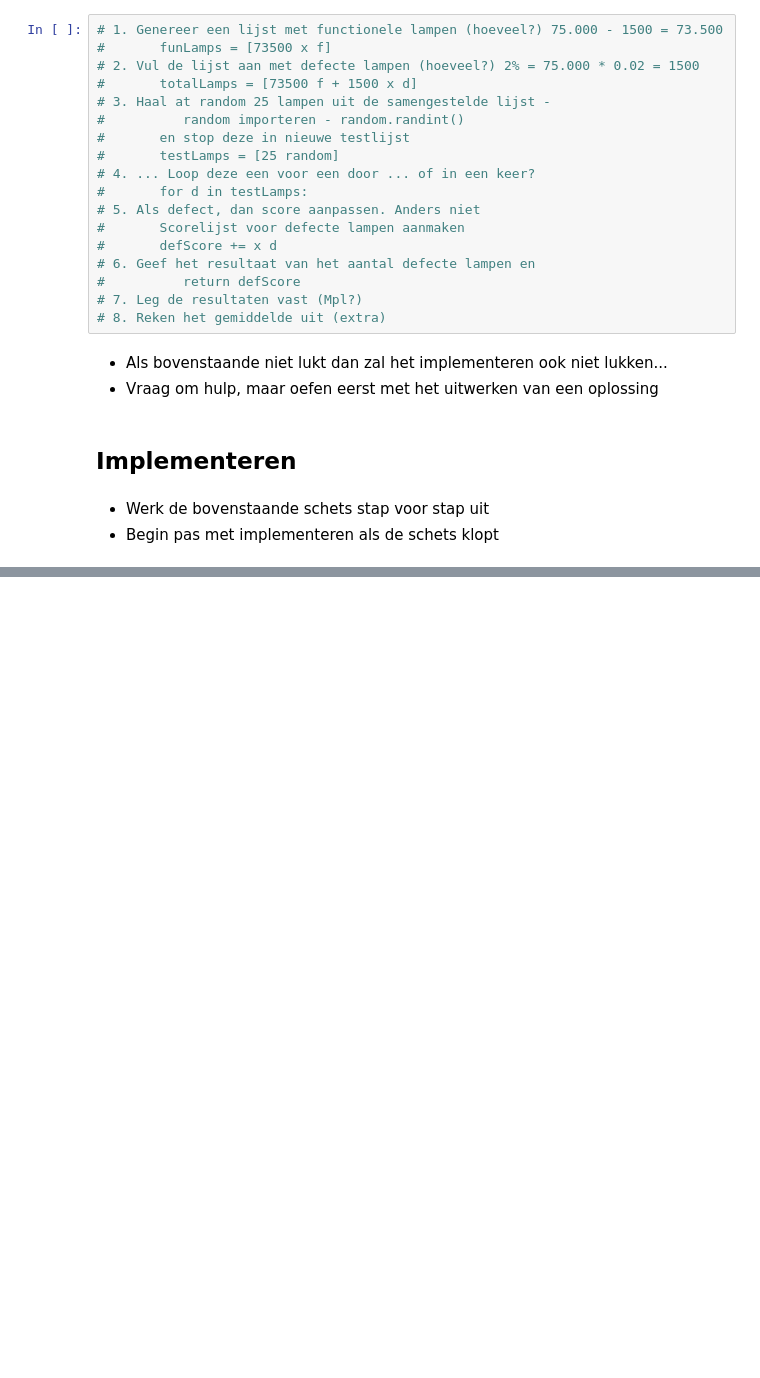
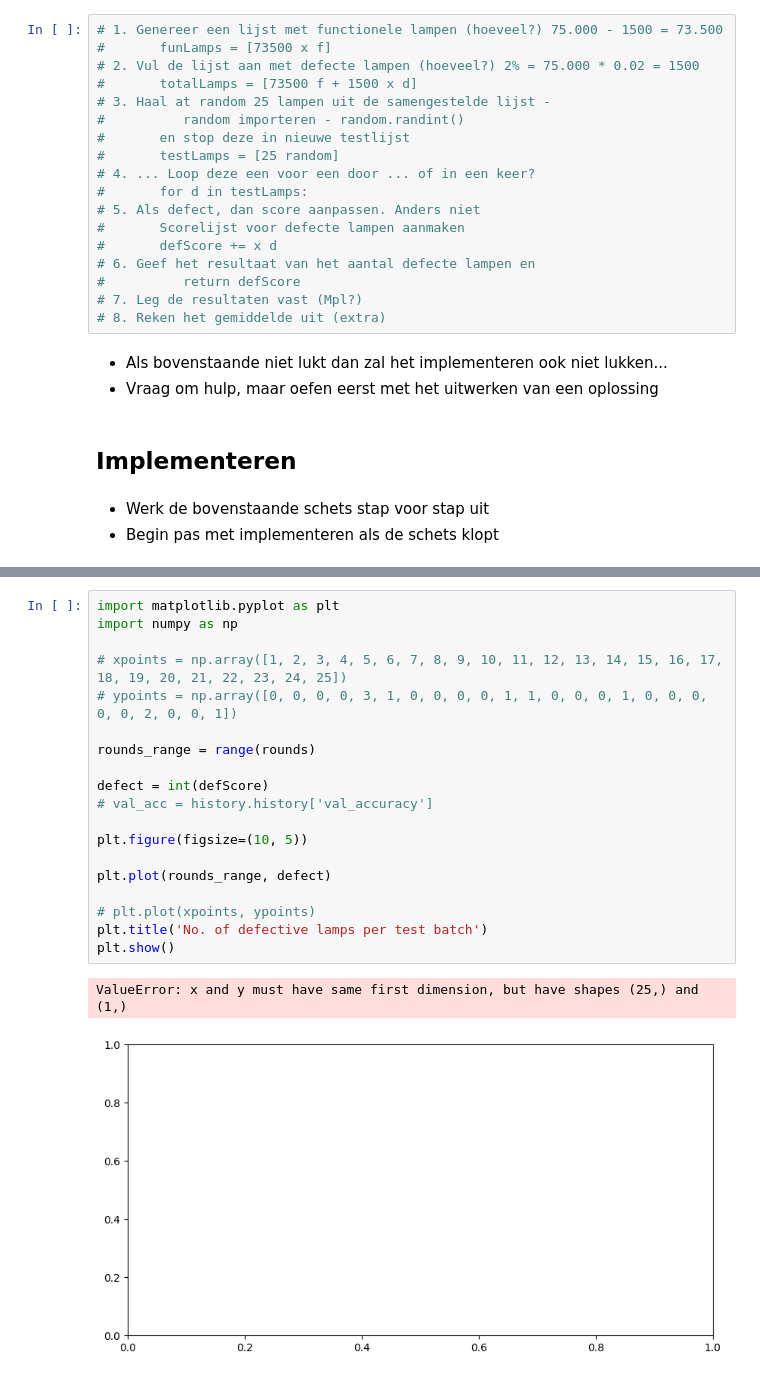
Before and after one commit to AlxcNL/MakeAIWork2, a Jupyter notebook: lessen/week07/Les basis statistiek - monte-carlo/practicum/kwaliteitscontrole.ipynb, the cells around one changed output, grey strips where cells are left out. Saved outputs shown, nothing was run; the diff lists cells and outputs as text; blank space fills up the shorter version.

```diff
--- a/lessen/week07/Les basis statistiek - monte-carlo/practicum/kwaliteitscontrole.ipynb
+++ b/lessen/week07/Les basis statistiek - monte-carlo/practicum/kwaliteitscontrole.ipynb
@@ -126,0 +192,22 @@ The average of defective lamps in complete test:  0.44
+# %%
+import matplotlib.pyplot as plt
+import numpy as np
+
+# xpoints = np.array([1, 2, 3, 4, 5, 6, 7, 8, 9, 10, 11, 12, 13, 14, 15, 16, 17, 18, 19, 20, 21, 22, 23, 24, 25])
+# ypoints = np.array([0, 0, 0, 0, 3, 1, 0, 0, 0, 0, 1, 1, 0, 0, 0, 1, 0, 0, 0, 0, 0, 2, 0, 0, 1])
+
+rounds_range = range(rounds)
+
+defect = int(defScore)
+# val_acc = history.history['val_accuracy']
+
+plt.figure(figsize=(10, 5))
+
+plt.plot(rounds_range, defect)
+
+# plt.plot(xpoints, ypoints)
+plt.title('No. of defective lamps per test batch')
+plt.show()
+# %% [output]
+ValueError: x and y must have same first dimension, but have shapes (25,) and (1,)
+[figure, added]
```
Also changed, not shown: parts of 3 cells of this notebook, 3 other files.
